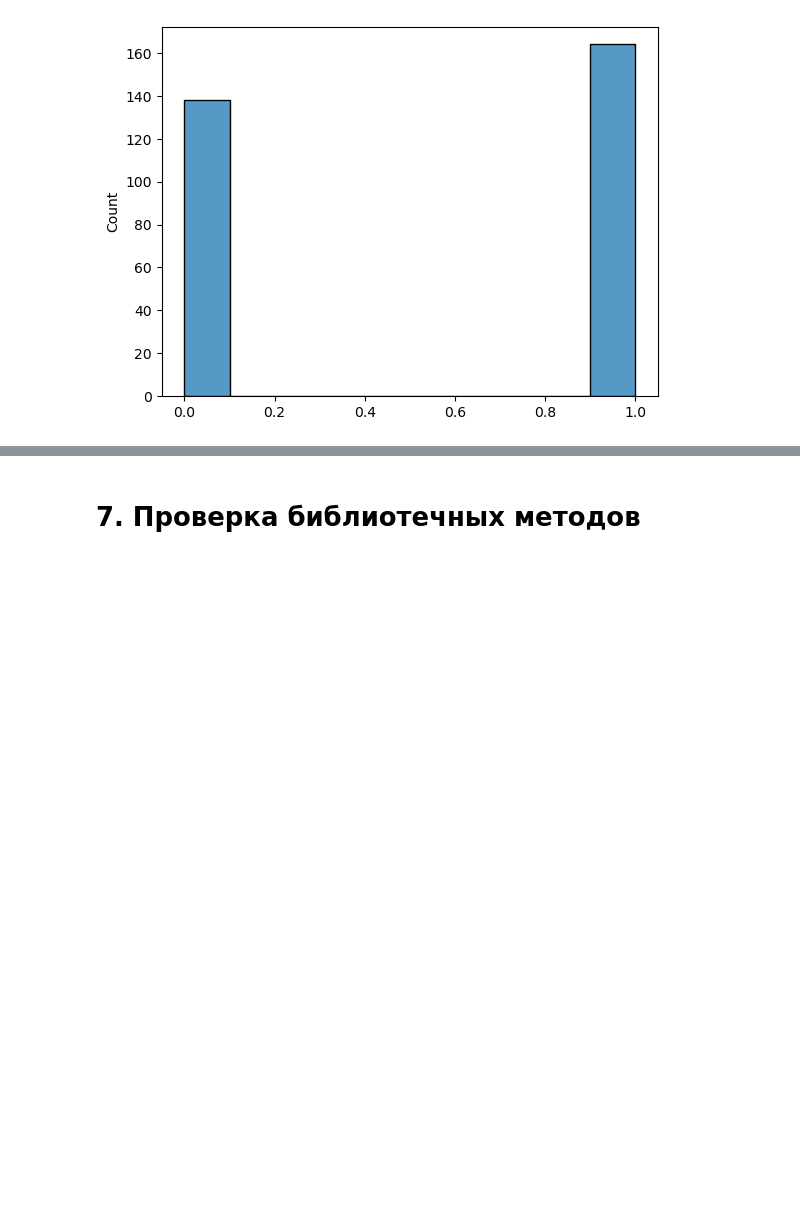
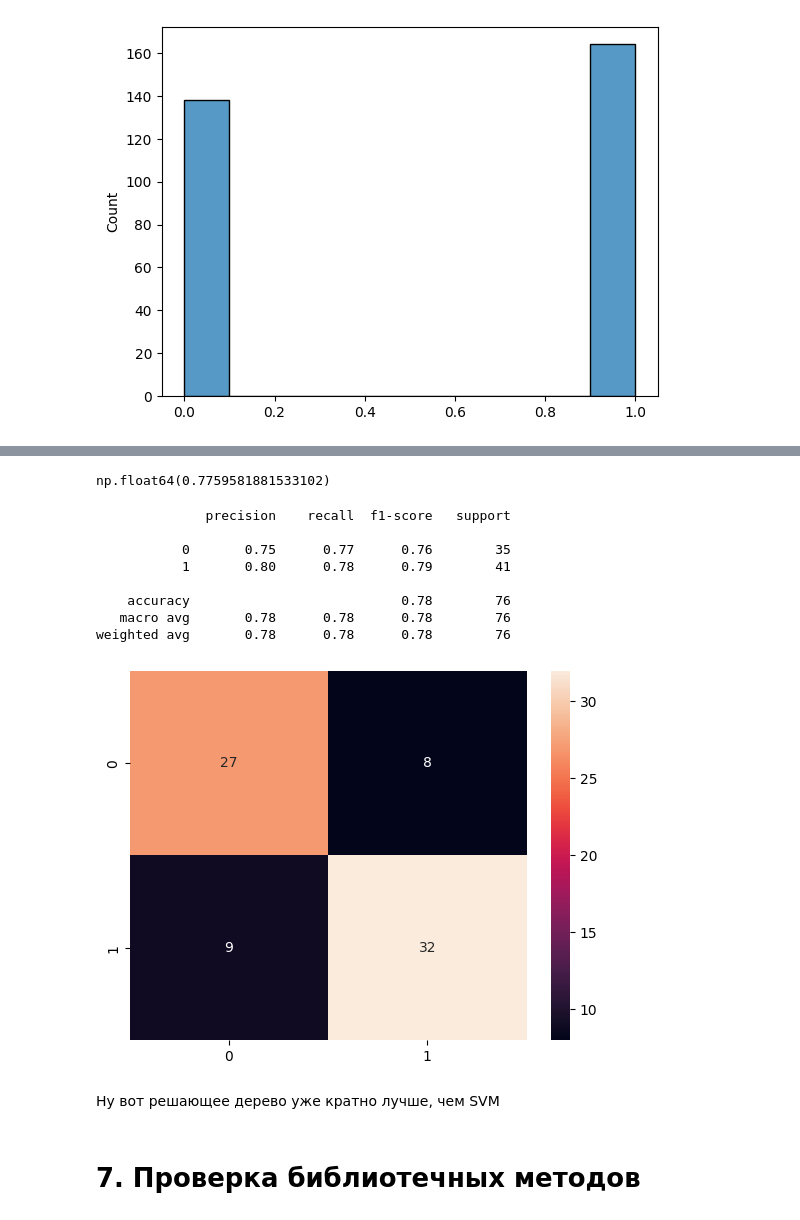
Before and after one commit to MaksimTraper/ml_courses, a Jupyter notebook: SPBU_Classic_ML/HW3_Classification/Traper_ML_HW3_Classification.ipynb, the cells around one changed output, grey strips where cells are left out. Saved outputs shown, nothing was run; the diff lists cells and outputs as text; code cells hidden in the pictures; blank space fills up the shorter version.

```diff
--- a/SPBU_Classic_ML/HW3_Classification/Traper_ML_HW3_Classification.ipynb
+++ b/SPBU_Classic_ML/HW3_Classification/Traper_ML_HW3_Classification.ipynb
@@ -302,7 +302,8 @@ class MyDecisionTree:
         if isinstance(X, pd.DataFrame):
             X = pl.from_pandas(X)
         elif isinstance(X, np.ndarray):
-            X = pl.DataFrame(X, columns=self.features)
+            #X = pl.DataFrame(X, columns=self.features)
+            X = pl.DataFrame(X)
         elif not isinstance(X, pl.DataFrame):
             raise ValueError("X должен быть pd.DataFrame, pl.DataFrame или np.ndarray")
 
@@ -315,7 +316,7 @@ class MyDecisionTree:
             current_node = self.root
             while current_node.left_node is not None and current_node.right_node is not None:
                 if current_node.feature not in X.columns:
-                    break  # если признак отсутствует после кодирования
+                    break
                 value = X[current_node.feature][row_idx]
                 if value <= current_node.threshold:
                     current_node = current_node.left_node
@@ -337,11 +338,7 @@ class MyDecisionTree:
         Возвращает:
             self
         """
-        # Реализация прунинга на основе минимизации функционала с параметром alpha
-        # Эта часть может быть довольно сложной и требует полноценной реализации алгоритма CCP
-        # Ниже приведен упрощенный пример
 
-        # Вычисляем предсказания на валидационном наборе до прунинга
         y_pred = self.predict(X_val)
         best_accuracy = np.mean(y_pred == y_val)
         best_tree = self.root
@@ -350,28 +347,22 @@ class MyDecisionTree:
             if node.left_node is None or node.right_node is None:
                 return
 
-            # Сохраняем ссылки на дочерние узлы
             left_backup = node.left_node
             right_backup = node.right_node
 
-            # Обрезаем узлы
             node.left_node = None
             node.right_node = None
 
-            # Проверяем качество на валидационной выборке
             y_pred = self.predict(X_val)
             accuracy = np.mean(y_pred == y_val)
 
-            # Если качество улучшилось или не изменилось, оставляем узел обрезанным
             if accuracy >= best_accuracy - alpha:
                 best_accuracy = accuracy
                 best_tree = self.root
             else:
-                # Возвращаем дочерние узлы обратно
                 node.left_node = left_backup
                 node.right_node = right_backup
 
-                # Рекурсивно пытаемся обрезать дочерние узлы
                 prune_node(node.left_node)
                 prune_node(node.right_node)
 
@@ -728,3 +838,26 @@ NameError: name 'NonlinearSVM' is not defined
+# %%
+tree = MyDecisionTree(max_depth=3, min_samples_split=4)
+tree.fit(X_train, y_train)
+
+y_pred = tree.predict(X_test)
+roc_auc_score(y_test, y_pred)
+# %% [output]
+np.float64(0.7759581881533102)
+# %%
+sns.heatmap(confusion_matrix(y_test, y_pred), annot=True)
+print(classification_report(y_test,y_pred))
+# %% [output]
+              precision    recall  f1-score   support
+
+           0       0.75      0.77      0.76        35
+           1       0.80      0.78      0.79        41
+
+    accuracy                           0.78        76
+   macro avg       0.78      0.78      0.78        76
+weighted avg       0.78      0.78      0.78        76
+[figure, added]
+# %% [markdown]
+Ну вот решающее дерево уже кратно лучше, чем SVM
 # %% [markdown]
 # 7. Проверка библиотечных методов
 # %% [markdown]
```
Also changed, not shown: parts of 37 cells of this notebook.
